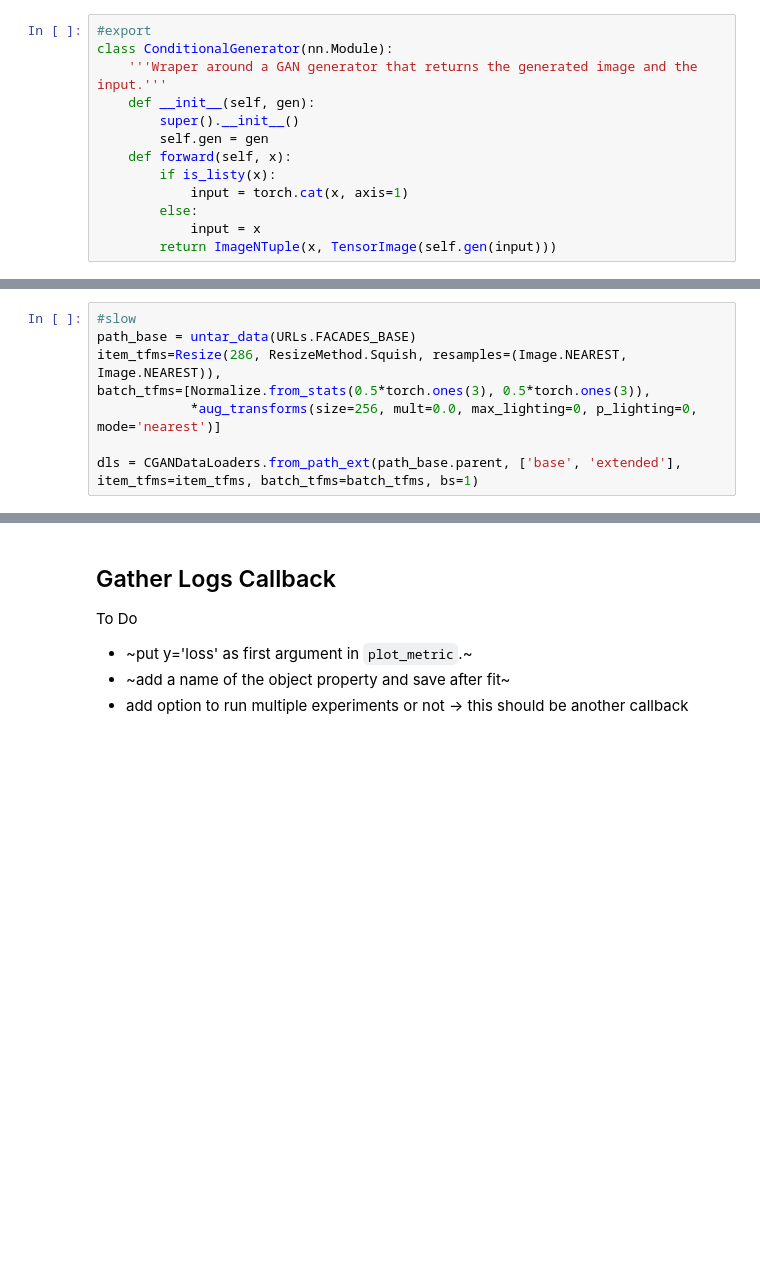
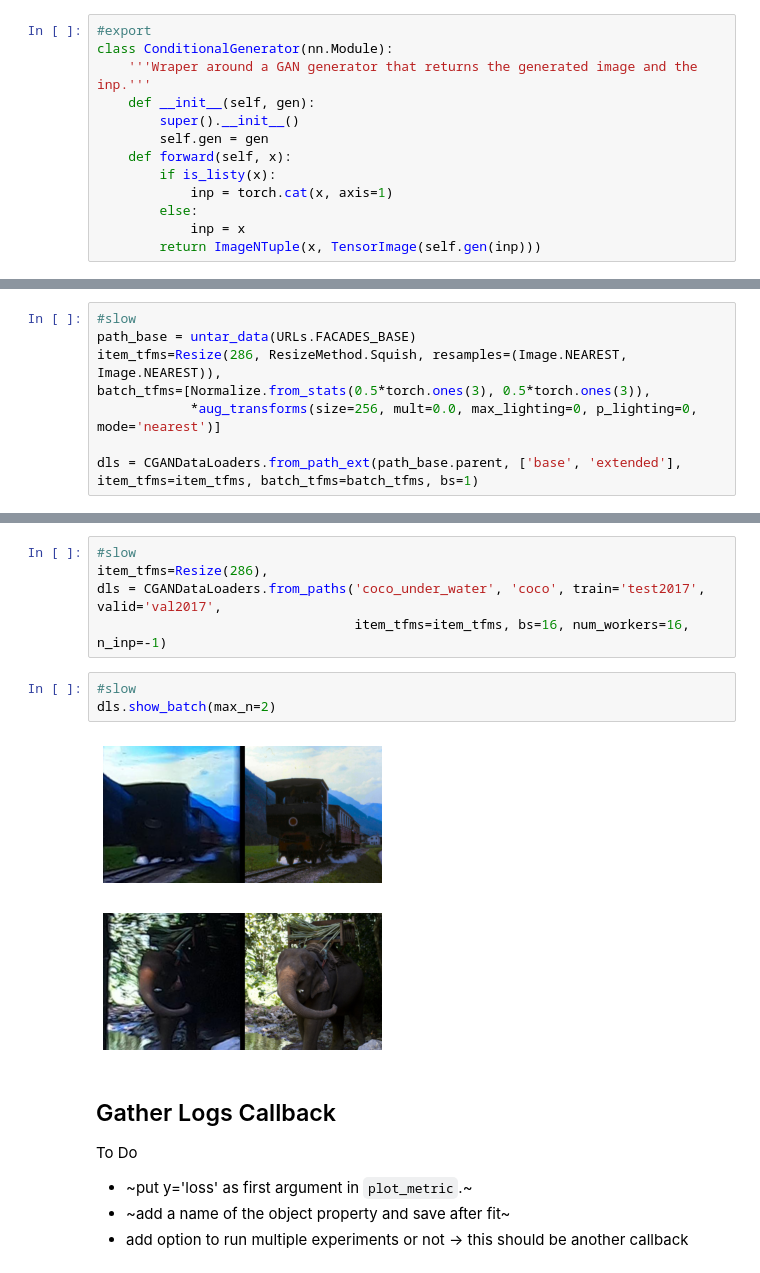
Before and after one commit to ababino/fastpapers, a Jupyter notebook: 00_core.ipynb, the cells around one changed output, grey strips where cells are left out. Saved outputs shown, nothing was run; the diff lists cells and outputs as text; blank space fills up the shorter version.

```diff
--- a/00_core.ipynb
+++ b/00_core.ipynb
@@ -169,16 +169,16 @@ def ImageTupleBlock():
 # %%
 #export
 class ConditionalGenerator(nn.Module):
-    '''Wraper around a GAN generator that returns the generated image and the input.'''
+    '''Wraper around a GAN generator that returns the generated image and the inp.'''
     def __init__(self, gen):
         super().__init__()
         self.gen = gen
     def forward(self, x):
         if is_listy(x):
-            input = torch.cat(x, axis=1)
+            inp = torch.cat(x, axis=1)
         else:
-            input = x
-        return ImageNTuple(x, TensorImage(self.gen(input)))
+            inp = x
+        return ImageNTuple(x, TensorImage(self.gen(inp)))
 # %% [markdown]
 Test that the ConditionalGenerator can generate images from one image
 # %%
@@ -468,3 +509,14 @@ dls.show_batch()
+# %%
+#slow
+item_tfms=Resize(286),
+dls = CGANDataLoaders.from_paths('coco_under_water', 'coco', train='test2017', valid='val2017',
+                                 item_tfms=item_tfms, bs=16, num_workers=16, n_inp=-1)
+# %%
+#slow
+dls.show_batch(max_n=2)
+# %% [output]
+[figure, added]
+[figure, added]
 # %% [markdown]
 ## Gather Logs Callback
 
```
Also changed, not shown: parts of 14 cells of this notebook, 5 other files.
